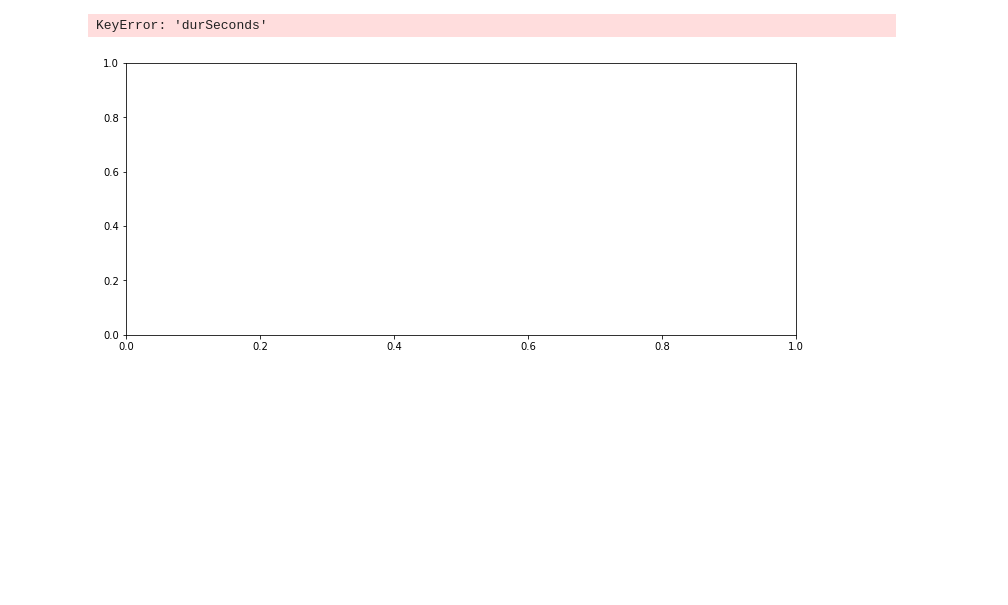
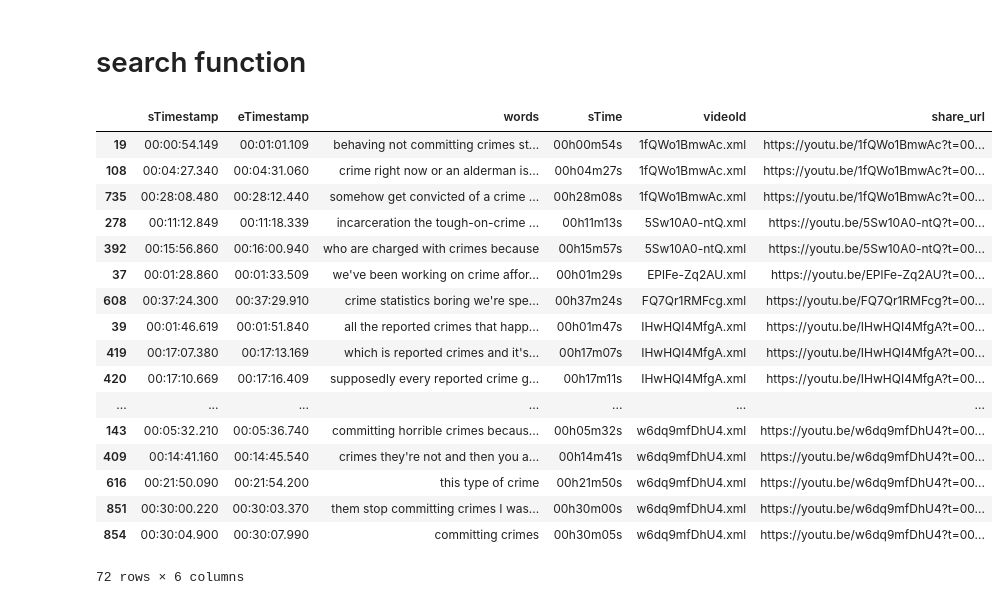
Before and after one commit to chihacknight/chihacknight-yt-interface, a Jupyter notebook: ETL_data.ipynb, the cells around one changed output. Drawn from its saved outputs; the diff is of its cells as text; code cells hidden in the pictures; blank space fills up the shorter version.

```diff
--- a/ETL_data.ipynb
+++ b/ETL_data.ipynb
@@ -112,5 +34,0 @@ df2['eTimestamp']=pd.to_datetime(df2['eTimestamp'])
-# %%
-from datetime import datetime, timedelta
-transcripts_pd['durSeconds']= (transcripts_pd['eTimestamp']-transcripts_pd['sTimestamp'])/ timedelta(seconds=1)
-# %%
-transcripts_pd['wordcounts']=transcripts_pd.apply(lambda row: len(row['words'].split(' ')),axis='columns')
@@ -138,11 +34,0 @@ df2
-# %%
-#fastest and slowest line by speech speed
-transcripts_pd['speechSpeed']=transcripts_pd['wordcounts']/transcripts_pd['durSeconds']
-
-vStart=min(df2['sTimestamp'])
-transcripts_pd['offsetVideoStart'] = (transcripts_pd['sTimestamp']-vStart)/timedelta(seconds=1)
-
-print('--------slowest spoken line:----------------')
-print(transcripts_pd.sort_values(by=['speechSpeed']).iloc[0])
-print('--------fastest spoken line:----------------')
-print(transcripts_pd.sort_values(by=['speechSpeed']).iloc[-1])
@@ -170,24 +35,31 @@ Name: 286, dtype: object
-# %%
-#fastest and slowest line by speech speed
-fig=plt.figure(figsize=(12,5))
-ax=fig.add_subplot(111)
-df2['speechSpeed']=df2['wordcounts']/df2['durSeconds']
-
-ax.plot(df2['offsetVideoStart'],df2['speechSpeed'],'--')
-ax.set_ylabel('words / second')
-ax.set_xlabel('time from the start of the video (seconds)')
-
-ax.annotate('\"and I think that I could bring us a stem\"',
-            xy=(43.45, 3.14465), xycoords='data',
-            xytext=(-30, -20), textcoords='offset points',
-            arrowprops=dict(facecolor='black', shrink=0.05),
-            horizontalalignment='right', verticalalignment='top', size=14)
-
-ax.annotate('\"information management\"',
-            xy=(41.74, 0.551116), xycoords='data',
-            xytext=(-30, 20), textcoords='offset points',
-            arrowprops=dict(facecolor='black', shrink=0.05),
-            horizontalalignment='right', verticalalignment='bottom', size=14)
-# %% [output]
-KeyError: 'durSeconds'
-[figure, removed]
+# %% [markdown]
+# search function
+# %%
+def search_string_cols(df, string, col):
+    """searches specified colummn in dataframe for arbitrary string"""
+    results = pd.DataFrame(df[df[col].str.contains(string, na=False)])
+    return results
+
+
+results = search_string_cols(transcripts_pd, 'crime', 'words')
+# %%
+results
+# %% [output]
+|  | sTimestamp | eTimestamp | words | sTime | videoId | share_url |
+| 19 | 00:00:54.149 | 00:01:01.109 | behaving not committing crimes st... | 00h00m54s | 1fQWo1BmwAc.xml | https://youtu.be/1fQWo1BmwAc?t=00... |
+| 108 | 00:04:27.340 | 00:04:31.060 | crime right now or an alderman is... | 00h04m27s | 1fQWo1BmwAc.xml | https://youtu.be/1fQWo1BmwAc?t=00... |
+| 735 | 00:28:08.480 | 00:28:12.440 | somehow get convicted of a crime ... | 00h28m08s | 1fQWo1BmwAc.xml | https://youtu.be/1fQWo1BmwAc?t=00... |
+| 278 | 00:11:12.849 | 00:11:18.339 | incarceration the tough-on-crime ... | 00h11m13s | 5Sw10A0-ntQ.xml | https://youtu.be/5Sw10A0-ntQ?t=00... |
+| 392 | 00:15:56.860 | 00:16:00.940 | who are charged with crimes because | 00h15m57s | 5Sw10A0-ntQ.xml | https://youtu.be/5Sw10A0-ntQ?t=00... |
+| 37 | 00:01:28.860 | 00:01:33.509 | we've been working on crime affor... | 00h01m29s | EPlFe-Zq2AU.xml | https://youtu.be/EPlFe-Zq2AU?t=00... |
+| 608 | 00:37:24.300 | 00:37:29.910 | crime statistics boring we're spe... | 00h37m24s | FQ7Qr1RMFcg.xml | https://youtu.be/FQ7Qr1RMFcg?t=00... |
+| 39 | 00:01:46.619 | 00:01:51.840 | all the reported crimes that happ... | 00h01m47s | IHwHQI4MfgA.xml | https://youtu.be/IHwHQI4MfgA?t=00... |
+| 419 | 00:17:07.380 | 00:17:13.169 | which is reported crimes and it's... | 00h17m07s | IHwHQI4MfgA.xml | https://youtu.be/IHwHQI4MfgA?t=00... |
+| 420 | 00:17:10.669 | 00:17:16.409 | supposedly every reported crime g... | 00h17m11s | IHwHQI4MfgA.xml | https://youtu.be/IHwHQI4MfgA?t=00... |
+| ... | ... | ... | ... | ... | ... | ... |
+| 143 | 00:05:32.210 | 00:05:36.740 | committing horrible crimes becaus... | 00h05m32s | w6dq9mfDhU4.xml | https://youtu.be/w6dq9mfDhU4?t=00... |
+| 409 | 00:14:41.160 | 00:14:45.540 | crimes they're not and then you a... | 00h14m41s | w6dq9mfDhU4.xml | https://youtu.be/w6dq9mfDhU4?t=00... |
+| 616 | 00:21:50.090 | 00:21:54.200 | this type of crime | 00h21m50s | w6dq9mfDhU4.xml | https://youtu.be/w6dq9mfDhU4?t=00... |
+| 851 | 00:30:00.220 | 00:30:03.370 | them stop committing crimes I was... | 00h30m00s | w6dq9mfDhU4.xml | https://youtu.be/w6dq9mfDhU4?t=00... |
+| 854 | 00:30:04.900 | 00:30:07.990 | committing crimes | 00h30m05s | w6dq9mfDhU4.xml | https://youtu.be/w6dq9mfDhU4?t=00... |
+72 rows × 6 columns
```
Also changed, not shown: parts of 15 cells of this notebook.
